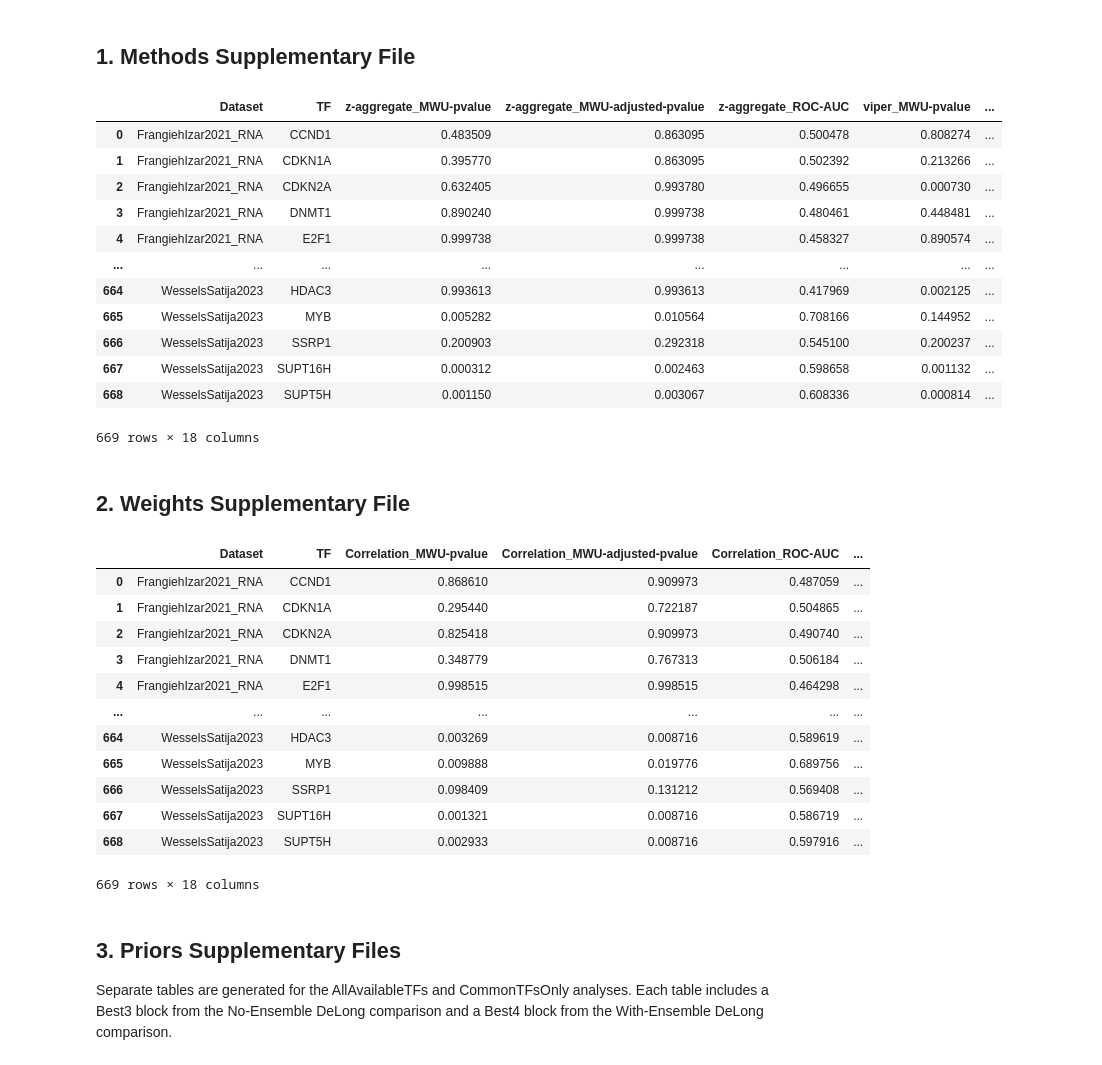
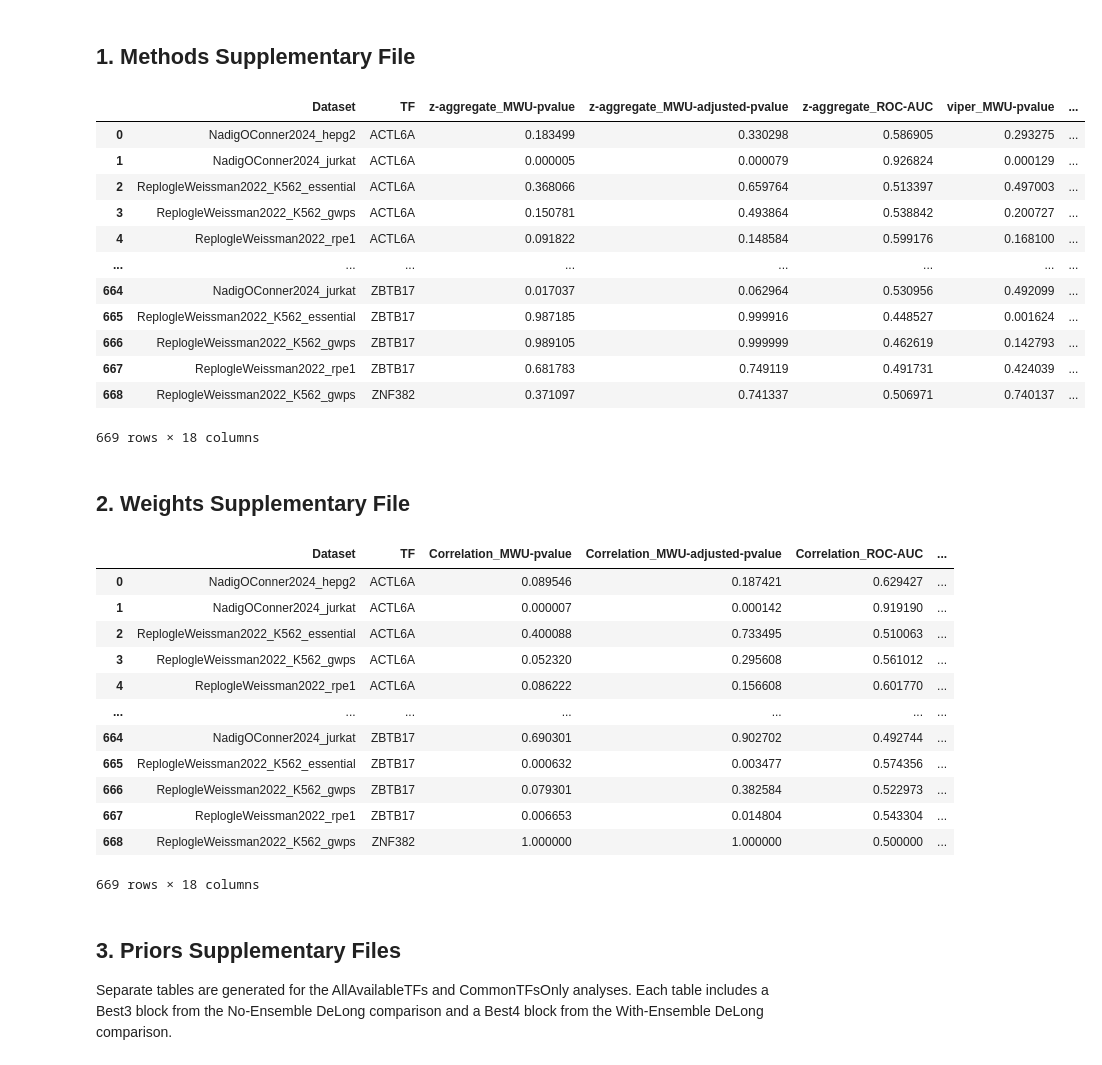
Before and after one commit to PathwayAndDataAnalysis/z-aggregate, a Jupyter notebook: reproduce/Reproduce scRNASeq Results/create_supplementary_file.ipynb, the cells around one changed output. Cells and saved outputs as stored; diff of their text form; code cells hidden in the pictures.

```diff
--- a/reproduce/Reproduce scRNASeq Results/create_supplementary_file.ipynb
+++ b/reproduce/Reproduce scRNASeq Results/create_supplementary_file.ipynb
@@ -87,43 +87,48 @@ def build_supplementary_table(
         ]
     )
     return result[final_columns]
+
+def sort_supplementary_table(table):
+    return table.sort_values(["TF", "Dataset"], kind="stable").reset_index(drop=True)
 # %% [markdown]
 ## 1. Methods Supplementary File
 # %%
 method_names = {
     "z-aggregate": "z-aggregate",
     "viper": "viper",
     "ulm": "ulm",
     "zscore": "zscore",
 }
 
 methods_delongs_df = build_supplementary_table(
     mwu_path="results/Methods_MWU-Delongs/MWU_merged.tsv",
     delong_path="results/Methods_MWU-Delongs/DeLong_top2_merged.tsv",
     variant_column="Method",
     top_column="Top_Method",
     second_column="Second_Method",
     variant_names=method_names,
     pair_column="Top, Second",
 )
 
+methods_delongs_df = sort_supplementary_table(methods_delongs_df)
+
 methods_delongs_df.to_csv(
     f"{supplementary_dir}/Methods_Delongs_Comparison_Table.tsv", sep="\t", index=False
 )
 methods_delongs_df
 # %% [output]
 |  | Dataset | TF | z-aggregate_MWU-pvalue | z-aggregate_MWU-adjusted-pvalue | z-aggregate_ROC-AUC | viper_MWU-pvalue | ... |
-| 0 | FrangiehIzar2021_RNA | CCND1 | 0.483509 | 0.863095 | 0.500478 | 0.808274 | ... |
-| 1 | FrangiehIzar2021_RNA | CDKN1A | 0.395770 | 0.863095 | 0.502392 | 0.213266 | ... |
-| 2 | FrangiehIzar2021_RNA | CDKN2A | 0.632405 | 0.993780 | 0.496655 | 0.000730 | ... |
-| 3 | FrangiehIzar2021_RNA | DNMT1 | 0.890240 | 0.999738 | 0.480461 | 0.448481 | ... |
-| 4 | FrangiehIzar2021_RNA | E2F1 | 0.999738 | 0.999738 | 0.458327 | 0.890574 | ... |
+| 0 | NadigOConner2024_hepg2 | ACTL6A | 0.183499 | 0.330298 | 0.586905 | 0.293275 | ... |
+| 1 | NadigOConner2024_jurkat | ACTL6A | 0.000005 | 0.000079 | 0.926824 | 0.000129 | ... |
+| 2 | ReplogleWeissman2022_K562_essential | ACTL6A | 0.368066 | 0.659764 | 0.513397 | 0.497003 | ... |
+| 3 | ReplogleWeissman2022_K562_gwps | ACTL6A | 0.150781 | 0.493864 | 0.538842 | 0.200727 | ... |
+| 4 | ReplogleWeissman2022_rpe1 | ACTL6A | 0.091822 | 0.148584 | 0.599176 | 0.168100 | ... |
 | ... | ... | ... | ... | ... | ... | ... | ... |
-| 664 | WesselsSatija2023 | HDAC3 | 0.993613 | 0.993613 | 0.417969 | 0.002125 | ... |
-| 665 | WesselsSatija2023 | MYB | 0.005282 | 0.010564 | 0.708166 | 0.144952 | ... |
-| 666 | WesselsSatija2023 | SSRP1 | 0.200903 | 0.292318 | 0.545100 | 0.200237 | ... |
-| 667 | WesselsSatija2023 | SUPT16H | 0.000312 | 0.002463 | 0.598658 | 0.001132 | ... |
-| 668 | WesselsSatija2023 | SUPT5H | 0.001150 | 0.003067 | 0.608336 | 0.000814 | ... |
+| 664 | NadigOConner2024_jurkat | ZBTB17 | 0.017037 | 0.062964 | 0.530956 | 0.492099 | ... |
+| 665 | ReplogleWeissman2022_K562_essential | ZBTB17 | 0.987185 | 0.999916 | 0.448527 | 0.001624 | ... |
+| 666 | ReplogleWeissman2022_K562_gwps | ZBTB17 | 0.989105 | 0.999999 | 0.462619 | 0.142793 | ... |
+| 667 | ReplogleWeissman2022_rpe1 | ZBTB17 | 0.681783 | 0.749119 | 0.491731 | 0.424039 | ... |
+| 668 | ReplogleWeissman2022_K562_gwps | ZNF382 | 0.371097 | 0.741337 | 0.506971 | 0.740137 | ... |
 669 rows × 18 columns
 # %% [markdown]
 ## 2. Weights Supplementary File
@@ -145,23 +150,25 @@ weights_delongs_df = build_supplementary_table(
     pair_column="Top, Second",
 )
 
+weights_delongs_df = sort_supplementary_table(weights_delongs_df)
+
 weights_delongs_df.to_csv(
     f"{supplementary_dir}/Weights_Delongs_Comparison_Table.tsv", sep="\t", index=False
 )
 weights_delongs_df
 # %% [output]
 |  | Dataset | TF | Correlation_MWU-pvalue | Correlation_MWU-adjusted-pvalue | Correlation_ROC-AUC | ... |
-| 0 | FrangiehIzar2021_RNA | CCND1 | 0.868610 | 0.909973 | 0.487059 | ... |
-| 1 | FrangiehIzar2021_RNA | CDKN1A | 0.295440 | 0.722187 | 0.504865 | ... |
-| 2 | FrangiehIzar2021_RNA | CDKN2A | 0.825418 | 0.909973 | 0.490740 | ... |
-| 3 | FrangiehIzar2021_RNA | DNMT1 | 0.348779 | 0.767313 | 0.506184 | ... |
-| 4 | FrangiehIzar2021_RNA | E2F1 | 0.998515 | 0.998515 | 0.464298 | ... |
+| 0 | NadigOConner2024_hepg2 | ACTL6A | 0.089546 | 0.187421 | 0.629427 | ... |
+| 1 | NadigOConner2024_jurkat | ACTL6A | 0.000007 | 0.000142 | 0.919190 | ... |
+| 2 | ReplogleWeissman2022_K562_essential | ACTL6A | 0.400088 | 0.733495 | 0.510063 | ... |
+| 3 | ReplogleWeissman2022_K562_gwps | ACTL6A | 0.052320 | 0.295608 | 0.561012 | ... |
+| 4 | ReplogleWeissman2022_rpe1 | ACTL6A | 0.086222 | 0.156608 | 0.601770 | ... |
 | ... | ... | ... | ... | ... | ... | ... |
-| 664 | WesselsSatija2023 | HDAC3 | 0.003269 | 0.008716 | 0.589619 | ... |
-| 665 | WesselsSatija2023 | MYB | 0.009888 | 0.019776 | 0.689756 | ... |
-| 666 | WesselsSatija2023 | SSRP1 | 0.098409 | 0.131212 | 0.569408 | ... |
-| 667 | WesselsSatija2023 | SUPT16H | 0.001321 | 0.008716 | 0.586719 | ... |
-| 668 | WesselsSatija2023 | SUPT5H | 0.002933 | 0.008716 | 0.597916 | ... |
+| 664 | NadigOConner2024_jurkat | ZBTB17 | 0.690301 | 0.902702 | 0.492744 | ... |
+| 665 | ReplogleWeissman2022_K562_essential | ZBTB17 | 0.000632 | 0.003477 | 0.574356 | ... |
+| 666 | ReplogleWeissman2022_K562_gwps | ZBTB17 | 0.079301 | 0.382584 | 0.522973 | ... |
+| 667 | ReplogleWeissman2022_rpe1 | ZBTB17 | 0.006653 | 0.014804 | 0.543304 | ... |
+| 668 | ReplogleWeissman2022_K562_gwps | ZNF382 | 1.000000 | 1.000000 | 0.500000 | ... |
 669 rows × 18 columns
 # %% [markdown]
 ## 3. Priors Supplementary Files
```
Also changed, not shown: parts of 1 cell of this notebook, 4 other files.
